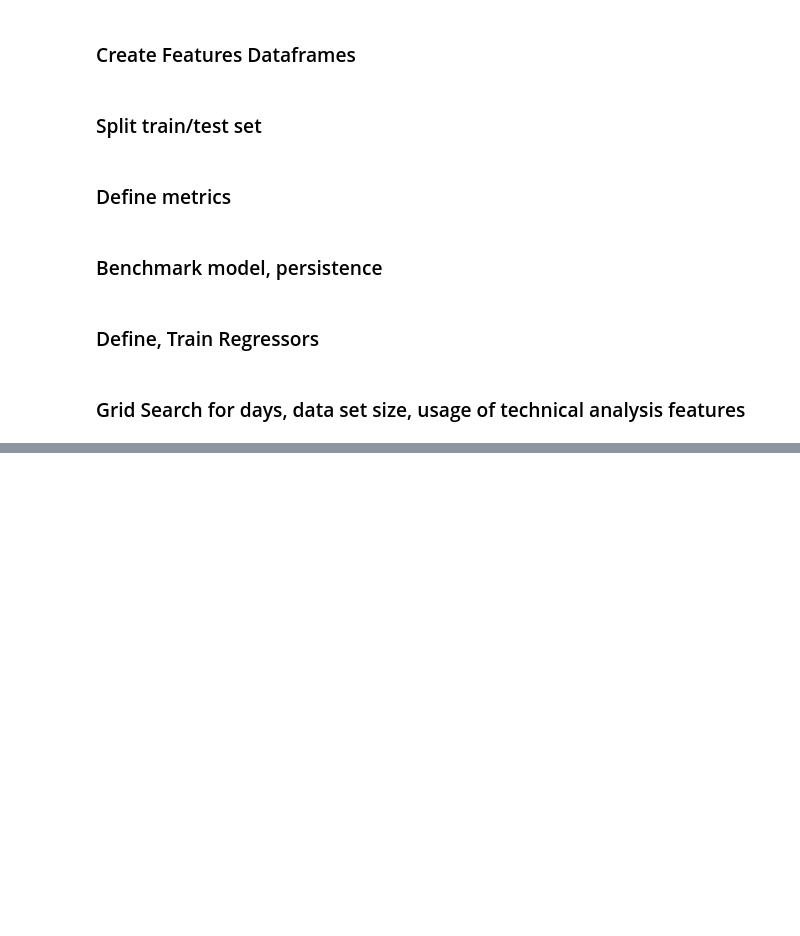
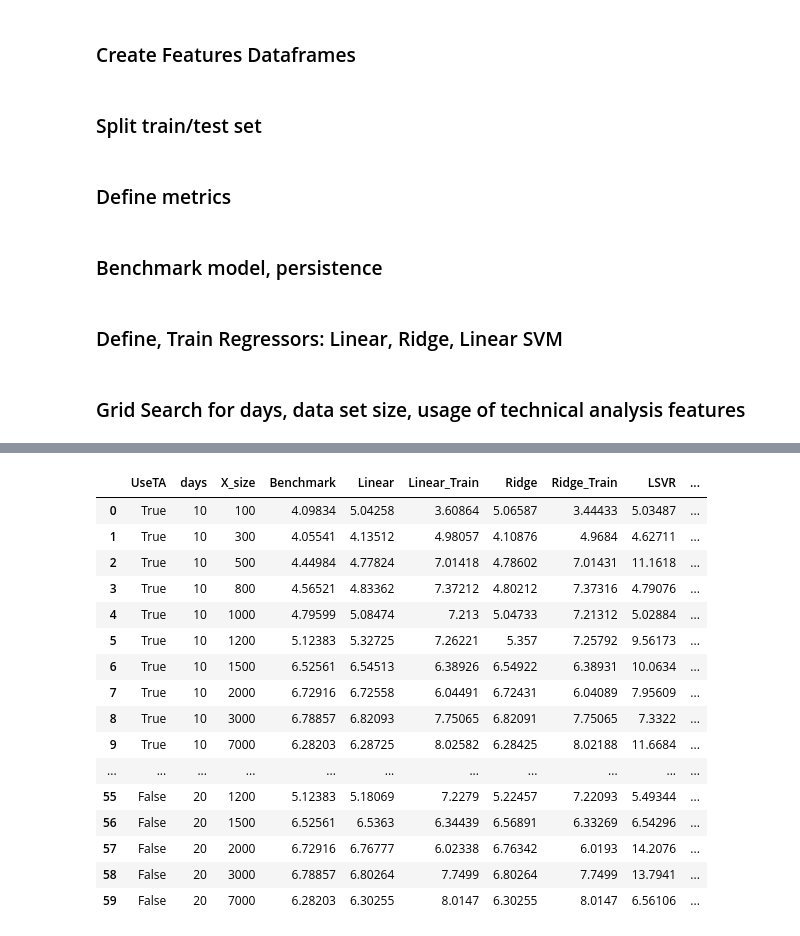
Before and after one commit to pnevmap/Stock-Predictor, a Jupyter notebook: features-and-model-MKS-grid-search.ipynb, the cells around one changed output, grey strips where cells are left out. Saved outputs shown, nothing was run; the diff lists cells and outputs as text; code cells hidden in the pictures; blank space fills up the shorter version.

```diff
--- a/features-and-model-MKS-grid-search.ipynb
+++ b/features-and-model-MKS-grid-search.ipynb
@@ -68,7 +68,7 @@ def create_dataframes_ta(X_len, days):
 # %% [markdown]
 ### Split train/test set
 # %%
-def split_train_test_set(X, y, test_size=0.2):
+def split_train_test_set(X, y, test_size=0.3):
     if len(X) != len(y):
         return "Error"
     split_index = int(len(X) * (1-test_size))
@@ -95,13 +95,13 @@ def model_persistence(test_X, days):
         predictions.append(yhat)
     return predictions
 # %% [markdown]
-### Define, Train Regressors
+### Define, Train Regressors: Linear, Ridge, Linear SVM
 # %%
 def get_linear_model(X, y):
     regressor = LinearRegression()
     parameters = {'fit_intercept':[True, False], 'normalize':[True, False], 'copy_X':[True, False]}
     grid = GridSearchCV(regressor, parameters)
-    grid.fit(X_train, y_train)
+    grid.fit(X, y)
     return grid.best_estimator_
 
 def get_ridge_model(X, y):
@@ -117,10 +117,13 @@ def get_lsvr_model(X, y):
 ### Grid Search for days, data set size, usage of technical analysis features
 # %%
 i = 0
+result = pd.DataFrame(index=range(60),columns = ['UseTA', 'days', 'X_size','Benchmark', 'Linear', 'Linear_Train', 'Ridge', 'Ridge_Train','LSVR', 'LSVR_Train'])
 for use_ta in [True, False]:
-    result = pd.DataFrame(index=range(9),columns = ['UseTA', 'days', 'X_size','Benchmark', 'Linear','Ridge','LSVR'])
     for days in [10, 15, 20]:
-        for X_size in [1000, 3000, 7000]:
+        for X_size in [100, 300, 500, 800, 1000, 1200, 1500, 2000, 3000, 7000]:
+            X = []
+            y = []
+            print('iteration {0}'.format(i))
             if use_ta:
                 X,y = create_dataframes_ta(X_size, days)
             else:
@@ -134,21 +137,40 @@ for use_ta in [True, False]:
             linear_model = get_linear_model(X_train, y_train)
             lr_pred = linear_model.predict(X_test)
             lr_err = rmse(y_test, lr_pred)
+            lr_pred_train = linear_model.predict(X_train)
+            lr_err_train = rmse(y_train, lr_pred_train)
 
-            rr_pred = get_ridge_model(X_train, y_train).predict(X_test)
-            rr_err= rmse(y_test, rr_pred)
 
-            lsvr_pred = get_lsvr_model(X_train, y_train).predict(X_test)
+            ridge_model = get_ridge_model(X_train, y_train)
+            rr_pred = ridge_model.predict(X_test)
+            rr_err = rmse(y_test, rr_pred)
+            rr_pred_train = ridge_model.predict(X_train)
+            rr_err_train = rmse(y_train, rr_pred_train)
+
+
+            lsvr_model = get_lsvr_model(X_train, y_train)
+            lsvr_pred = lsvr_model.predict(X_test)
             lsvr_err = rmse(y_test.values.ravel(), lsvr_pred)
+            lsvr_pred_train = lsvr_model.predict(X_train)
+            lsvr_err_train = rmse(y_train.values.ravel(), lsvr_pred_train)
 
-            result.iloc[i]['UseTA'] = use_ta
+
+            result.iloc[i]['UseTA'] = str(use_ta)
             result.iloc[i]['days'] = days
             result.iloc[i]['X_size'] = X_size
             result.iloc[i]['Benchmark'] = benchmark_err
+
             result.iloc[i]['Linear'] = float(lr_err)
+            result.iloc[i]['Linear_Train'] = float(lr_err_train)
+
             result.iloc[i]['Ridge'] = float(rr_err)
+            result.iloc[i]['Ridge_Train'] = float(rr_err_train)
+
             result.iloc[i]['LSVR'] = float(lsvr_err)
+            result.iloc[i]['LSVR_Train'] = float(lsvr_err_train)
+
             #result.iloc[i]['coefs'] = linear_model.coef_
+            print (result.iloc[i])
             i = i + 1
 
 result
@@ -172,0 +195,17 @@ NOT Using Techical Analysis
+|  | UseTA | days | X_size | Benchmark | Linear | Linear_Train | Ridge | Ridge_Train | LSVR | ... |
+| 0 | True | 10 | 100 | 4.09834 | 5.04258 | 3.60864 | 5.06587 | 3.44433 | 5.03487 | ... |
+| 1 | True | 10 | 300 | 4.05541 | 4.13512 | 4.98057 | 4.10876 | 4.9684 | 4.62711 | ... |
+| 2 | True | 10 | 500 | 4.44984 | 4.77824 | 7.01418 | 4.78602 | 7.01431 | 11.1618 | ... |
+| 3 | True | 10 | 800 | 4.56521 | 4.83362 | 7.37212 | 4.80212 | 7.37316 | 4.79076 | ... |
+| 4 | True | 10 | 1000 | 4.79599 | 5.08474 | 7.213 | 5.04733 | 7.21312 | 5.02884 | ... |
+| 5 | True | 10 | 1200 | 5.12383 | 5.32725 | 7.26221 | 5.357 | 7.25792 | 9.56173 | ... |
+| 6 | True | 10 | 1500 | 6.52561 | 6.54513 | 6.38926 | 6.54922 | 6.38931 | 10.0634 | ... |
+| 7 | True | 10 | 2000 | 6.72916 | 6.72558 | 6.04491 | 6.72431 | 6.04089 | 7.95609 | ... |
+| 8 | True | 10 | 3000 | 6.78857 | 6.82093 | 7.75065 | 6.82091 | 7.75065 | 7.3322 | ... |
+| 9 | True | 10 | 7000 | 6.28203 | 6.28725 | 8.02582 | 6.28425 | 8.02188 | 11.6684 | ... |
+| ... | ... | ... | ... | ... | ... | ... | ... | ... | ... | ... |
+| 55 | False | 20 | 1200 | 5.12383 | 5.18069 | 7.2279 | 5.22457 | 7.22093 | 5.49344 | ... |
+| 56 | False | 20 | 1500 | 6.52561 | 6.5363 | 6.34439 | 6.56891 | 6.33269 | 6.54296 | ... |
+| 57 | False | 20 | 2000 | 6.72916 | 6.76777 | 6.02338 | 6.76342 | 6.0193 | 14.2076 | ... |
+| 58 | False | 20 | 3000 | 6.78857 | 6.80264 | 7.7499 | 6.80264 | 7.7499 | 13.7941 | ... |
+| 59 | False | 20 | 7000 | 6.28203 | 6.30255 | 8.0147 | 6.30255 | 8.0147 | 6.56106 | ... |
```
Also changed, not shown: parts of 1 cell of this notebook, 14 other files.
